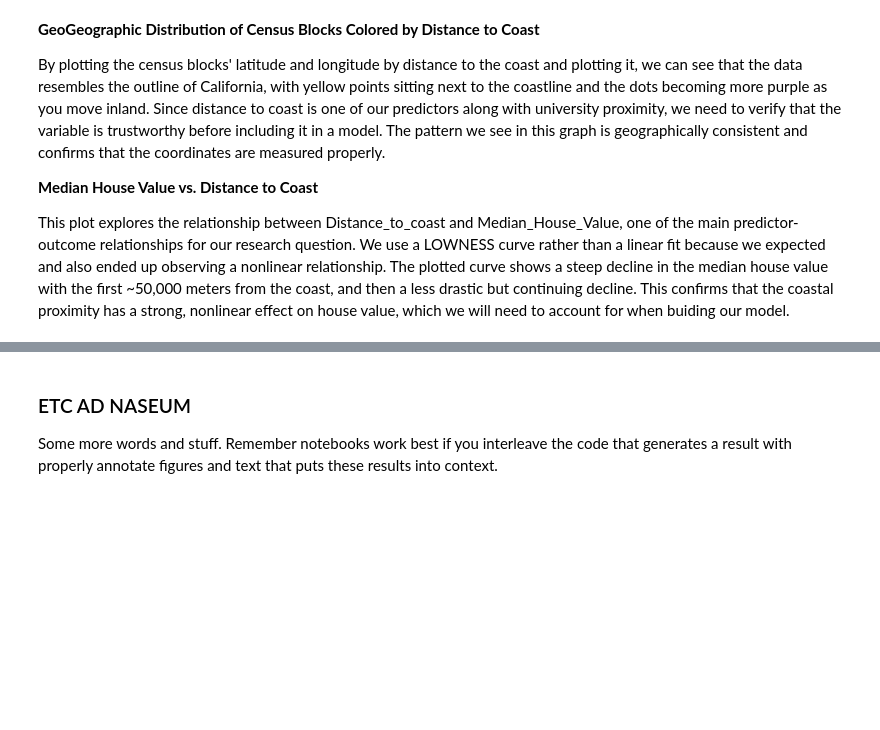
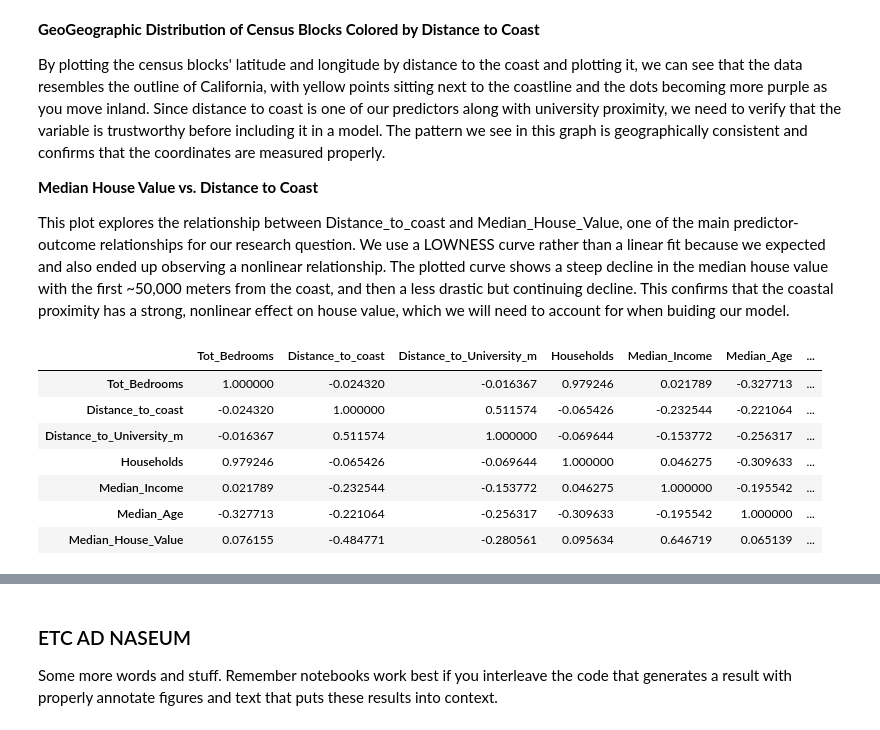
Before and after one commit to COGS108/Group091_WI26, a Jupyter notebook: 03-FinalProject.ipynb, the cells around one changed output, grey strips where cells are left out. Saved outputs shown, nothing was run; the diff lists cells and outputs as text; code cells hidden in the pictures; blank space fills up the shorter version.

```diff
--- a/03-FinalProject.ipynb
+++ b/03-FinalProject.ipynb
@@ -806,3 +806,14 @@ from sklearn.preprocessing import OneHotEncoder
 from sklearn.preprocessing import FunctionTransformer
 from sklearn.preprocessing import StandardScaler, PolynomialFeatures
 from sklearn.pipeline import Pipeline
+# %%
+houses[["Tot_Bedrooms", "Distance_to_coast", "Distance_to_University_m", "Households", "Median_Income", "Median_Age", "Median_House_Value"]].corr()
+# %% [output]
+|  | Tot_Bedrooms | Distance_to_coast | Distance_to_University_m | Households | Median_Income | Median_Age | ... |
+| Tot_Bedrooms | 1.000000 | -0.024320 | -0.016367 | 0.979246 | 0.021789 | -0.327713 | ... |
+| Distance_to_coast | -0.024320 | 1.000000 | 0.511574 | -0.065426 | -0.232544 | -0.221064 | ... |
+| Distance_to_University_m | -0.016367 | 0.511574 | 1.000000 | -0.069644 | -0.153772 | -0.256317 | ... |
+| Households | 0.979246 | -0.065426 | -0.069644 | 1.000000 | 0.046275 | -0.309633 | ... |
+| Median_Income | 0.021789 | -0.232544 | -0.153772 | 0.046275 | 1.000000 | -0.195542 | ... |
+| Median_Age | -0.327713 | -0.221064 | -0.256317 | -0.309633 | -0.195542 | 1.000000 | ... |
+| Median_House_Value | 0.076155 | -0.484771 | -0.280561 | 0.095634 | 0.646719 | 0.065139 | ... |
```
Also changed, not shown: parts of 7 cells of this notebook.
